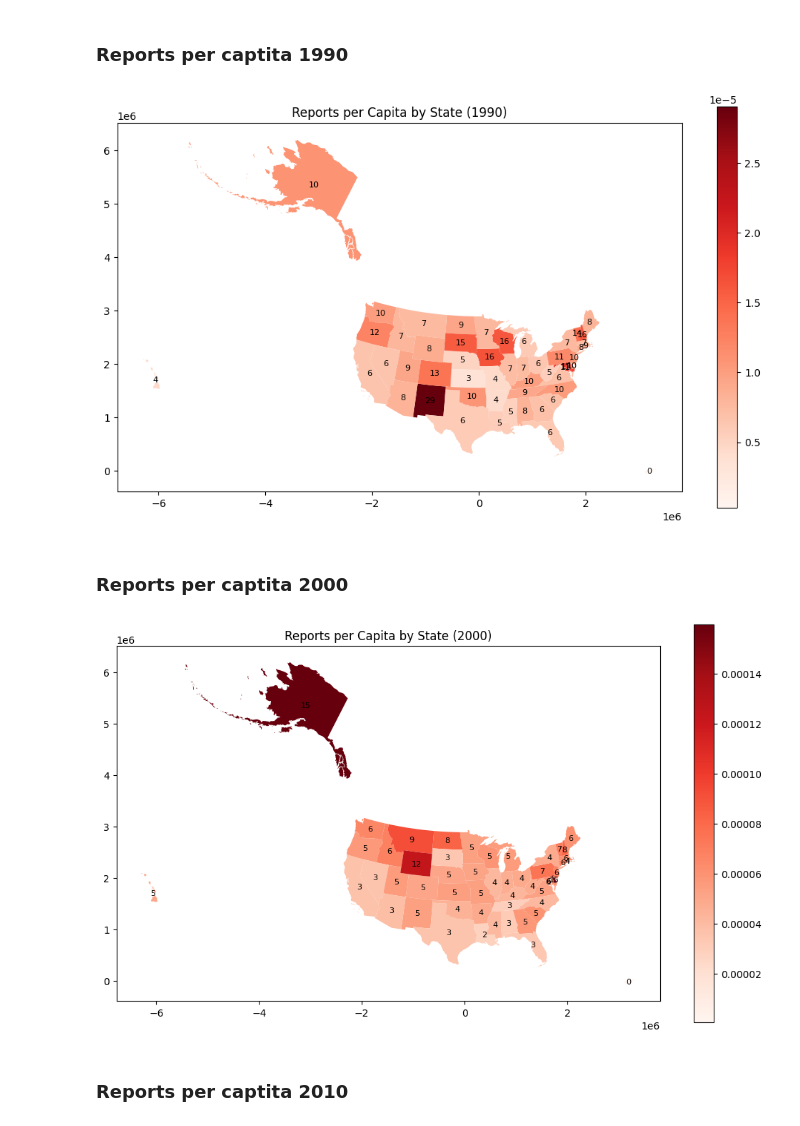
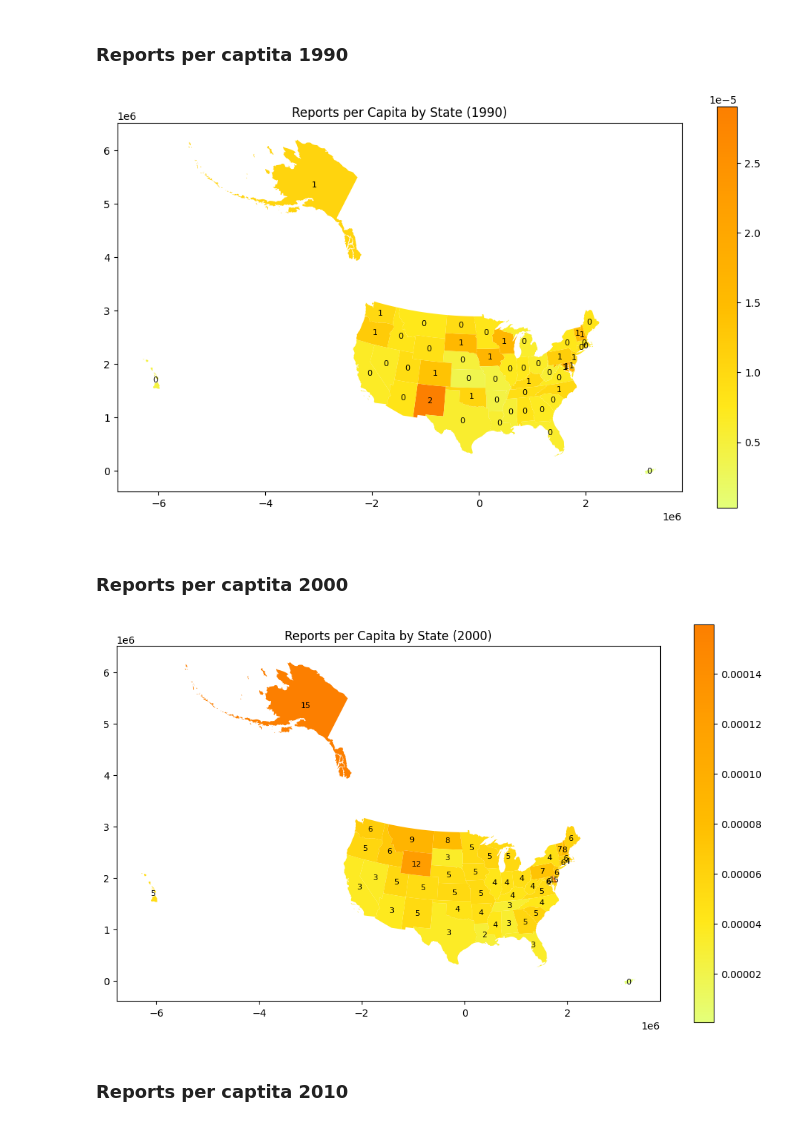
Before and after one commit to ZaNioxX/Masterarbeit, a Jupyter notebook: Data_Exploration/Reports_per_State.ipynb, the cells around one changed output. Drawn from its saved outputs; the diff is of its cells as text; code cells hidden in the pictures.

```diff
--- a/Data_Exploration/Reports_per_State.ipynb
+++ b/Data_Exploration/Reports_per_State.ipynb
@@ -159,3 +159,42 @@ plt.savefig('/Users/sep/PycharmProjects/Masterarbeit/Plots/Data_Exploration/Repo
 plt.show()
 # %% [output]
 [figure]
+# %%
+import geopandas as gpd
+import pandas as pd
+import matplotlib.pyplot as plt
+
+# Load the shapefile for US states
+gdf = gpd.read_file('/Users/sep/Documents/HAW/Masterarbeit/cb_2018_us_state_20m/cb_2018_us_state_20m.shp')
+gdf = gdf.to_crs('EPSG:5070')  # Albers Equal Area projection
+
+# Initialize a Series to store cumulative state counts
+cumulative_state_counts = pd.Series(dtype=int)
+
+for year in range(1990, 2024):
+    try:
+        data_path = f'/Users/sep/Documents/HAW/Masterarbeit/Daten.nosync/{year}VAERSDATA.csv'
+        data = pd.read_csv(data_path, encoding="Iso-8859-1", low_memory=False)
+        data['STATE'] = data['STATE'].str.upper()
+        state_counts = data['STATE'].value_counts()
+        cumulative_state_counts = cumulative_state_counts.add(state_counts, fill_value=0)
+    except Exception as e:
+        print(f"An error occurred for year {year}: {e}")
+
+# Merge with geodataframe
+merged_gdf = gdf.set_index('STUSPS').join(cumulative_state_counts.rename('count'))
+
+# Plot
+fig, ax = plt.subplots(1, 1, figsize=(10, 6))
+merged_gdf.plot(column='count', ax=ax, legend=True, cmap='Wistia', legend_kwds={'shrink': 0.5})
+
+# Annotate each state with its count
+for x, y, label in zip(merged_gdf.geometry.centroid.x, merged_gdf.geometry.centroid.y, merged_gdf['count']):
+    ax.text(x, y, int(label / 1000), ha='center', va='center', fontsize=8, color='black')
+
+plt.title('Reports by State (1990 - 2023)')
+ax.set_axis_off()
+plt.tight_layout()
+plt.savefig('/Users/sep/PycharmProjects/Masterarbeit/Plots/Data_Exploration/Reports_per_State/total_reports_per_state.png')
+
+plt.show()
@@ -297,15 +338,15 @@ merged_gdf = gdf.set_index('STUSPS').join(state_counts_df[['entries_per_capita']
 
 # Plot
 fig, ax = plt.subplots(1, 1, figsize=(10, 6))
-merged_gdf.plot(column='entries_per_capita', ax=ax, legend=True, cmap='Reds')
-for x, y, label in zip(merged_gdf.geometry.centroid.x, merged_gdf.geometry.centroid.y, merged_gdf['entries_per_capita'] * 1000000):
+merged_gdf.plot(column='entries_per_capita', ax=ax, legend=True, cmap='Wistia')
+for x, y, label in zip(merged_gdf.geometry.centroid.x, merged_gdf.geometry.centroid.y, merged_gdf['entries_per_capita'] * 100000):
     ax.text(x, y, int(label), ha='center', va='center', fontsize=8, color='black')
 plt.title(f'Reports per Capita by State ({year})')
 plt.tight_layout()
 plt.savefig('/Users/sep/PycharmProjects/Masterarbeit/Plots/Data_Exploration/Reports_per_State/Reports_per_Capita_1990.png')
 plt.show()
 # %% [output]
-[figure, old version]
+[figure, new version]
 # %% [markdown]
 ### Reports per captita 2000
 # %%
@@ -323,35 +364,35 @@ data_vaers['STATE'] = data_vaers['STATE'].str.upper()
 
 # Load the population data for the specified year
 # Assuming you have a consistent way to access census data for different years
 census_data_copy = census_data[['STATE', 'STATE_SHORT', f'Resident Population {year} Census']]
 
 # Count the entries per state in the VAERS data and rename the series for clarity
 state_counts = data_vaers['STATE'].value_counts().rename('count')
 
 # Merge the population data with the state counts
 census_data_copy.set_index('STATE_SHORT', inplace=True)
 state_counts_df = state_counts.to_frame().join(census_data_copy, how='left')
 state_counts_df['count'] = state_counts_df['count'].astype('float64')
 state_counts_df['entries_per_capita'] = state_counts_df['count'] / state_counts_df[f'Resident Population {year} Census']
 
 # Load the shapefile and set the projection
 gdf = gpd.read_file('/Users/sep/Documents/HAW/Masterarbeit/cb_2018_us_state_20m/cb_2018_us_state_20m.shp')
 gdf = gdf.to_crs('EPSG:5070')  # Albers Equal Area projection
 
 # Merge the geodataframe with the calculated entries per capita
 merged_gdf = gdf.set_index('STUSPS').join(state_counts_df[['entries_per_capita']])
 
 # Plot
 fig, ax = plt.subplots(1, 1, figsize=(10, 6))
-merged_gdf.plot(column='entries_per_capita', ax=ax, legend=True, cmap='Reds')
+merged_gdf.plot(column='entries_per_capita', ax=ax, legend=True, cmap='Wistia')
 for x, y, label in zip(merged_gdf.geometry.centroid.x, merged_gdf.geometry.centroid.y, merged_gdf['entries_per_capita'] * 100000):
     ax.text(x, y, int(label), ha='center', va='center', fontsize=8, color='black')
 plt.title(f'Reports per Capita by State ({year})')
 plt.tight_layout()
 plt.savefig('/Users/sep/PycharmProjects/Masterarbeit/Plots/Data_Exploration/Reports_per_State/Reports_per_Capita_2000.png')
 plt.show()
 # %% [output]
-[figure, old version]
+[figure, new version]
 # %% [markdown]
 ### Reports per captita 2010
 # %%
```
Also changed, not shown: parts of 9 cells of this notebook, 29 other files.
